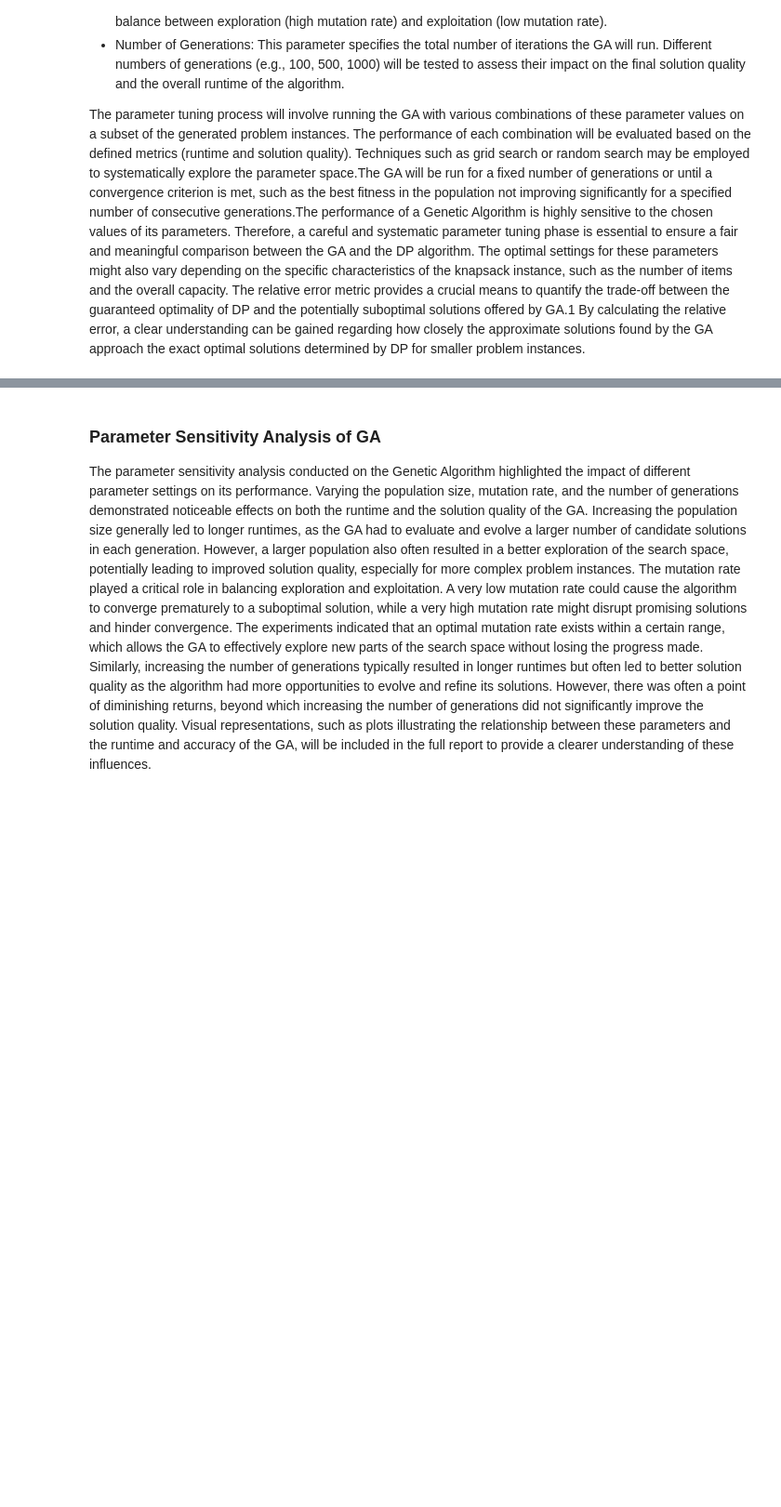
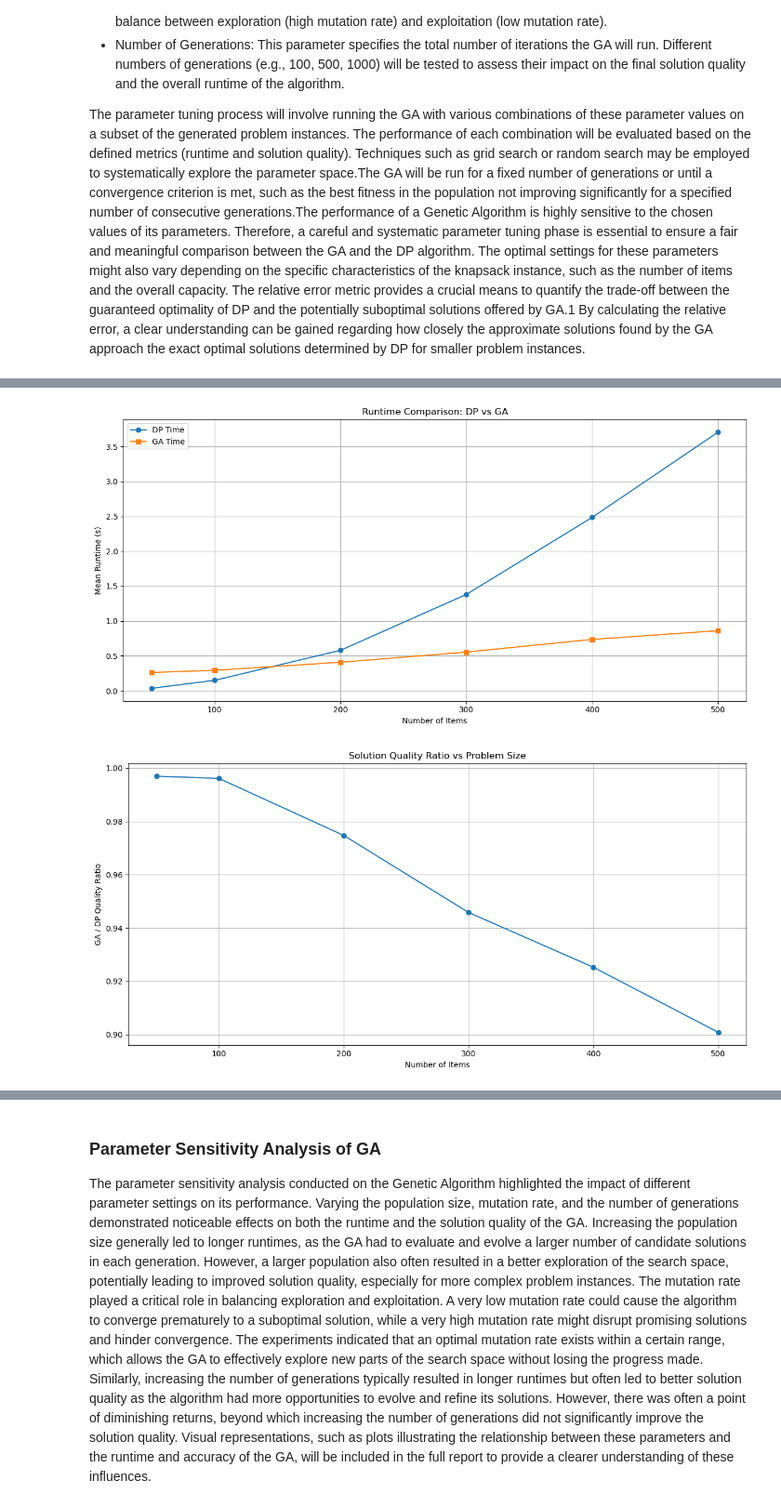
Before and after one commit to i11g/Math-Project, a Jupyter notebook: Math Project.ipynb, the cells around one changed output, grey strips where cells are left out. Shown: that part at 93% size. Drawn from its saved outputs; the diff is of its cells as text; code cells hidden in the pictures; blank space fills up the shorter version.

```diff
--- a/Math Project.ipynb
+++ b/Math Project.ipynb
@@ -216,11 +218,11 @@ We iterate i from 1 to n
 # %%
 test_cases = [
-    ([], [], 10, 0),
+    # ([], [], 10, 0),
     ([5], [10], 5, 10),
     ([5], [10], 4, 0),
     ([1, 2, 3], [6, 10, 12], 5, 22),  # classic example
     ([2, 3, 4, 5], [3, 4, 5, 6], 5, 7),
 ]
 for w, v, c, exp in test_cases:
-    res = expDP(w, v, c)
+    res = solve_knapsack_dp(w, v, c)
     assert res == exp, f"Test failed for weights={w}, values={v}, cap={c}: got {res}, expected {exp}"
@@ -242,20 +240,24 @@ generations: Number of generations to run the evolution.
 # %%
-def solve_knapsack_ga(weights, values, capacity,
-                      population_size=100, num_generations=200,
-                      mutation_rate=0.01, tournament_size=3,
-                      elitism=True):
+def solve_knapsack_ga(weights, values, capacity, population_size=100, num_generations=200,
+                      mutation_rate=0.01, tournament_size=3, elitism=True):
+
     n = len(weights)
+
     def fitness(ind):
         total_w = int((weights * ind).sum())
         return int((values * ind).sum()) if total_w <= capacity else 0
+
     def create():
         return np.random.randint(0,2,size=n)
+
     def tour(pop, fits):
         competitors = random.sample(range(len(pop)), tournament_size)
         return pop[max(competitors, key=lambda i:fits[i])].copy()
+
     def crossover(p1, p2):
         pt = random.randint(1, n-1)
         return np.concatenate([p1[:pt], p2[pt:]]), np.concatenate([p2[:pt], p1[pt:]])
+
     def mutate(ind):
         for i in range(n):
             if random.random() < mutation_rate:
@@ -277,6 +279,7 @@ def solve_knapsack_ga(weights, values, capacity,
             c1, c2 = crossover(p1, p2)
             new_pop.extend([mutate(c1), mutate(c2)])
         pop = new_pop[:population_size]
+
     return best_val, best_ind
 # %% [markdown]
 ### GA Algorithm Explanation
@@ -433,24 +506,29 @@ display_dataframe_to_user('BenchmarkWithQuality', df_quality)
 # %%
 import matplotlib.pyplot as plt
 
-# Cell: Plot runtime comparison of DP vs GA vs number of items
-plt.figure()
+# Plot runtime comparison of DP vs GA vs number of items
+plt.figure(figsize=(12, 6))
 plt.plot(df_quality['n_items'], df_quality['dp_time_mean'], marker='o', label='DP Time')
 plt.plot(df_quality['n_items'], df_quality['ga_time_mean'], marker='s', label='GA Time')
 plt.xlabel('Number of Items')
 plt.ylabel('Mean Runtime (s)')
 plt.title('Runtime Comparison: DP vs GA')
 plt.legend()
 plt.grid(True)
 plt.tight_layout()
+plt.savefig('runtime_comparison.png')
 plt.show()
 
-# Cell: Plot quality ratio vs number of items
-plt.figure()
+# Plot quality ratio vs number of items
+plt.figure(figsize=(12,6))
 plt.plot(df_quality['n_items'], df_quality['quality_ratio'], marker='o')
 plt.xlabel('Number of Items')
 plt.ylabel('GA / DP Quality Ratio')
 plt.title('Solution Quality Ratio vs Problem Size')
 plt.grid(True)
 plt.tight_layout()
+plt.savefig("solution_quality.png")
 plt.show()
+# %% [output]
+[figure, added]
+[figure, added]
```
Also changed, not shown: parts of 17 cells of this notebook, 6 other files.
